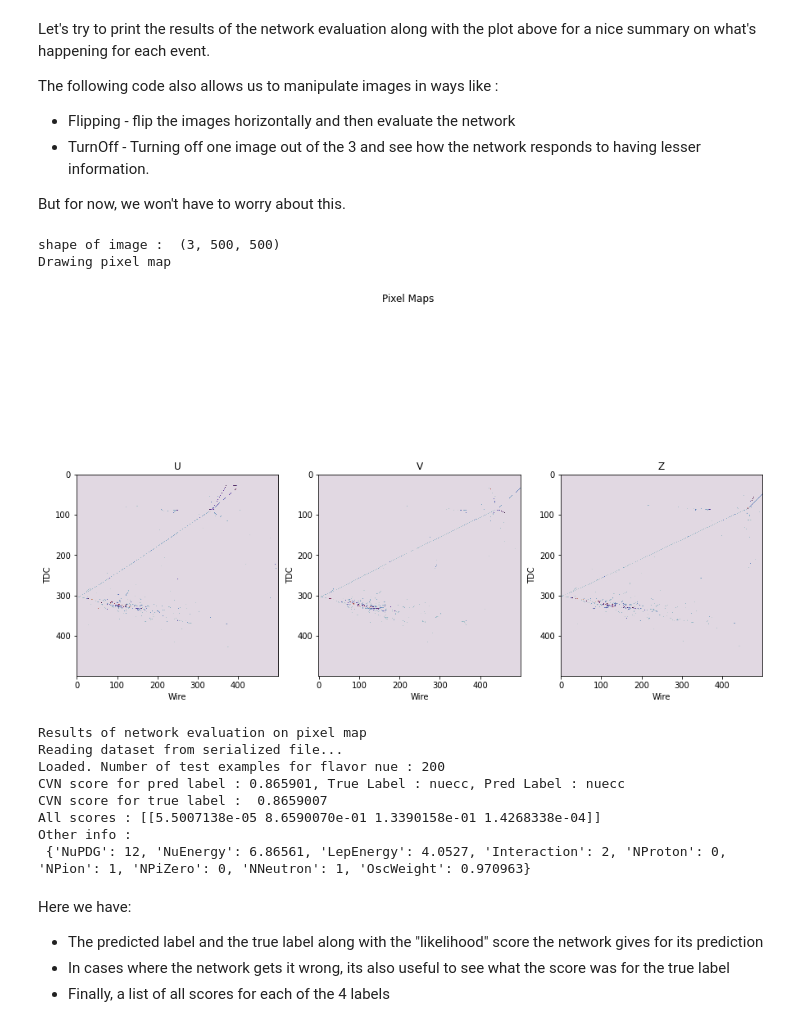
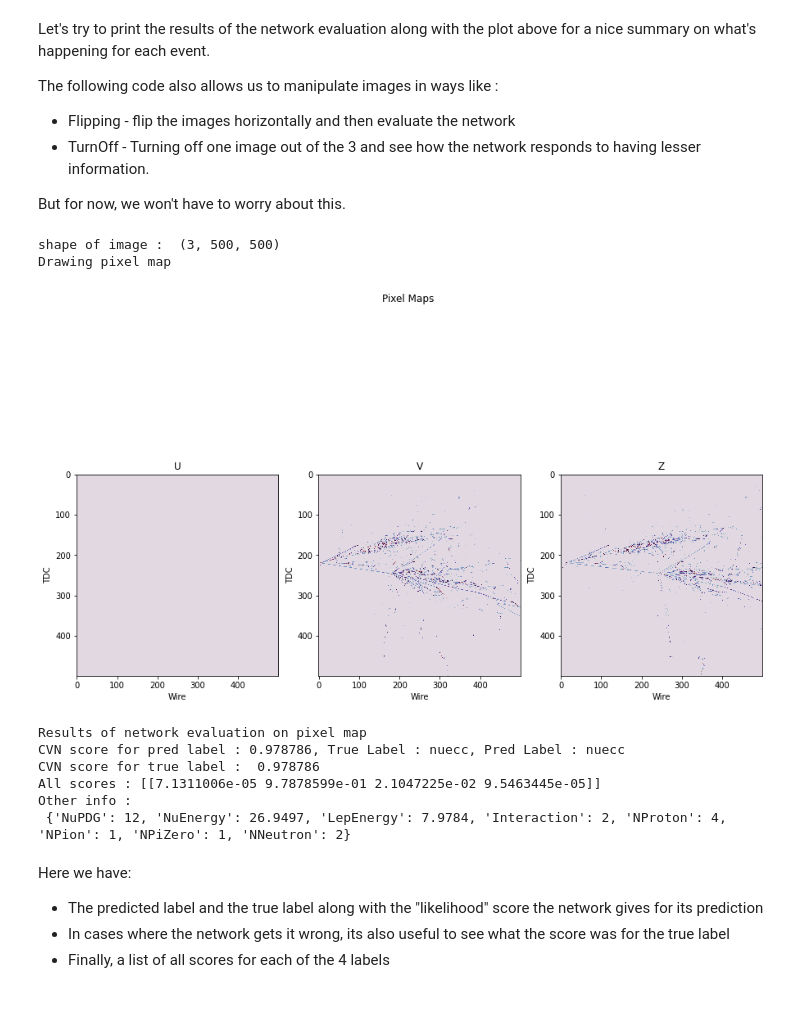
Before and after one commit to nitish-nayak/dune-cvn, a Jupyter notebook: dune_cvn_nusteam.ipynb, the cells around one changed output. Saved outputs shown, nothing was run; the diff lists cells and outputs as text; code cells hidden in the pictures.

```diff
--- a/dune_cvn_nusteam.ipynb
+++ b/dune_cvn_nusteam.ipynb
@@ -67,4 +67,4 @@ def get_labels(flav):
   #print('Loaded. Number of test examples for flavor %s : %d'%(flav,len(IDs)))
   return IDs, labels
 # %%
-IDs, labels = get_labels('nc') # load pickle file for nueCC events
+IDs, labels = get_labels('nue') # load pickle file for nueCC events
@@ -116,6 +113,6 @@ def get_eventinfo(key, flav):
         ret['NPion'] = int(info[9].strip())
         ret['NPiZero'] = int(info[10].strip())
         ret['NNeutron'] = int(info[11].strip())
-        ret['OscWeight'] = float(info[6])
+        #ret['OscWeight'] = float(info[6])
     return ret
 # %%
@@ -158,6 +155,6 @@ def draw_single_pm(pm):
         axs[i].title.set_text(titles[i])
     plt.show()
 # %%
-pm = get_pixelmap('2', 'nue')
+pm = get_pixelmap('3', 'nue')
 draw_single_pm(pm)
 # %% [output]
@@ -209,7 +207,7 @@ def convert_pm(pm):
         X[view] = np.zeros((1, planes, cells, 1), dtype='float32')
     for view in range(views):
         X[view][0, :, :, :] = pm[view, :, :].reshape(planes, cells, 1)
-    return X
+    return Xc
 # %%
 # loads the already trained neural network model for evaluation
 def get_model(print_model=False):
@@ -272,19 +270,17 @@ def show_pminfo(key, flav, flip=False, turnoff=None):
     print_pminfo(pm2, key, flav)
     print("Other info : \n", info)
 # %%
-show_pminfo('2', 'nue')
+show_pminfo('3', 'nue', flip=True, turnoff=0)
 # %% [output]
 shape of image :  (3, 500, 500)
 Drawing pixel map
-[figure, old version]
+[figure, new version]
 Results of network evaluation on pixel map
-Reading dataset from serialized file...
-Loaded. Number of test examples for flavor nue : 200
-CVN score for pred label : 0.865901, True Label : nuecc, Pred Label : nuecc
-CVN score for true label :  0.8659007
-All scores : [[5.5007138e-05 8.6590070e-01 1.3390158e-01 1.4268338e-04]]
+CVN score for pred label : 0.978786, True Label : nuecc, Pred Label : nuecc
+CVN score for true label :  0.978786
+All scores : [[7.1311006e-05 9.7878599e-01 2.1047225e-02 9.5463445e-05]]
 Other info :
- {'NuPDG': 12, 'NuEnergy': 6.86561, 'LepEnergy': 4.0527, 'Interaction': 2, 'NProton': 0, 'NPion': 1, 'NPiZero': 0, 'NNeutron': 1, 'OscWeight': 0.970963}
+ {'NuPDG': 12, 'NuEnergy': 26.9497, 'LepEnergy': 7.9784, 'Interaction': 2, 'NProton': 4, 'NPion': 1, 'NPiZero': 1, 'NNeutron': 2}
 # %% [markdown]
 Here we have:
 
```
Also changed, not shown: parts of 8 cells of this notebook.
